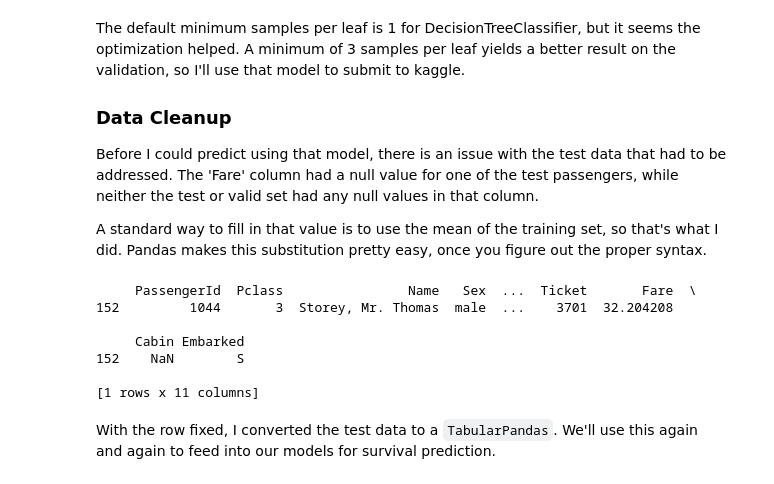
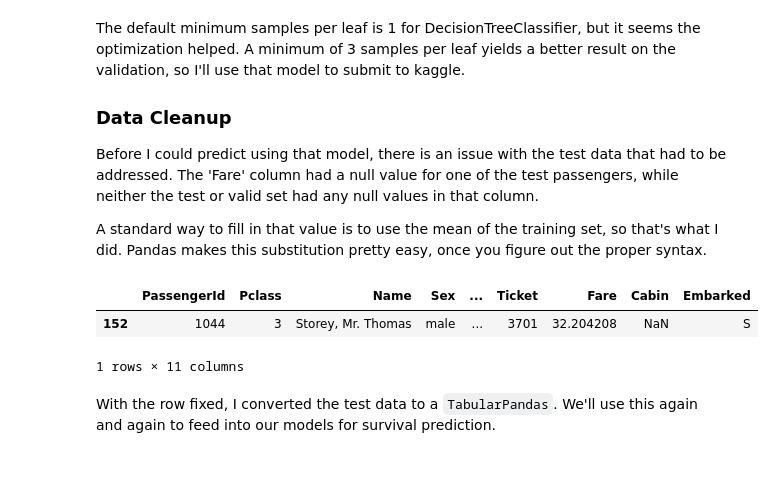
Before and after one commit to bobowedge/adventures-in-telework, a Jupyter notebook: _notebooks/2021-01-31-titanic-kaggle.ipynb, the cells around one changed output. Saved outputs shown, nothing was run; the diff lists cells and outputs as text; code cells hidden in the pictures.

```diff
--- a/_notebooks/2021-01-31-titanic-kaggle.ipynb
+++ b/_notebooks/2021-01-31-titanic-kaggle.ipynb
@@ -171,19 +166,15 @@ A standard way to fill in that value is to use the mean of the training set, so
 # %%
 ##
 # Find the null row(s) in the 'Fare' column
 nan_row = test_df[test_df['Fare'].isnull()]
 # Set the fare in that row to the mean of the training data
 test_df.at[nan_row.index, 'Fare'] = train_df['Fare'].mean()
-# Print the newly fixed row
-print(test_df.iloc[nan_row.index])
+# Display the newly fixed row
+display(test_df.loc[nan_row.index])
 # %% [output]
+|  | PassengerId | Pclass | Name | Sex | ... | Ticket | Fare | Cabin | Embarked |
+| 152 | 1044 | 3 | Storey, Mr. Thomas | male | ... | 3701 | 32.204208 | NaN | S |
-     PassengerId  Pclass                Name   Sex  ...  Ticket       Fare  \
-152         1044       3  Storey, Mr. Thomas  male  ...    3701  32.204208
-
-     Cabin Embarked
-152    NaN        S
-
-[1 rows x 11 columns]
+1 rows × 11 columns
 # %% [markdown]
 With the row fixed, I converted the test data to a `TabularPandas`. We'll use this again and again to feed into our models for survival prediction.
 # %%
```
Also changed, not shown: parts of 8 cells of this notebook.
